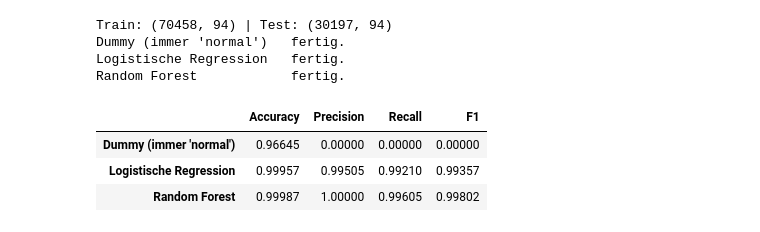
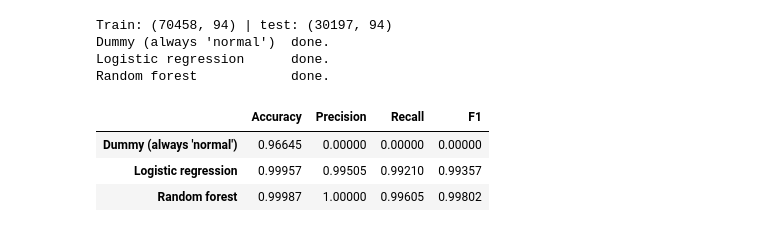
Before and after one commit to TimonLudwig1/Practice-Lab, a Jupyter notebook: xtAI_Learn-Repository/modules/15-ml-for-networks-1/projects/01-basic/solution/flow_classification_solution.ipynb, the cells around one changed output. Drawn from its saved outputs; the diff is of its cells as text; code cells hidden in the pictures.

```diff
--- a/xtAI_Learn-Repository/modules/15-ml-for-networks-1/projects/01-basic/solution/flow_classification_solution.ipynb
+++ b/xtAI_Learn-Repository/modules/15-ml-for-networks-1/projects/01-basic/solution/flow_classification_solution.ipynb
@@ -164,13 +166,13 @@ Median: 232.0 | Mittelwert: 1153.1
 # %%
-LOG_SPALTEN = ["src_bytes", "dst_bytes", "duration"]
+LOG_COLUMNS = ["src_bytes", "dst_bytes", "duration"]
 
 y = (df["labels"] != "normal").astype(int)
 
 X = df.drop(columns=["labels"]).copy()
-for c in LOG_SPALTEN:
+for c in LOG_COLUMNS:
     X[c] = np.log1p(X[c])
-X = pd.get_dummies(X, columns=KATEGORIAL).astype(float)
+X = pd.get_dummies(X, columns=CATEGORICAL).astype(float)
 
-print("X:", X.shape, "| Angriffsanteil: %.2f %%" % (100*y.mean()))
-print("Durch One-Hot aus 41 Spalten geworden:", X.shape[1])
+print("X:", X.shape, "| share of attacks: %.2f %%" % (100*y.mean()))
+print("One-hot turned 41 columns into:", X.shape[1])
 # %% [output]
@@ -191,33 +193,33 @@ Wir vergleichen drei Modelle:
 # %%
 X_train, X_test, y_train, y_test = train_test_split(
     X, y, test_size=0.3, stratify=y, random_state=RANDOM_STATE)
-print("Train:", X_train.shape, "| Test:", X_test.shape)
+print("Train:", X_train.shape, "| test:", X_test.shape)
 
-modelle = {
-    "Dummy (immer 'normal')": DummyClassifier(strategy="most_frequent"),
-    "Logistische Regression": make_pipeline(StandardScaler(),
-                                            LogisticRegression(max_iter=1000)),
-    "Random Forest": RandomForestClassifier(n_estimators=100, n_jobs=-1,
+models = {
+    "Dummy (always 'normal')": DummyClassifier(strategy="most_frequent"),
+    "Logistic regression": make_pipeline(StandardScaler(),
+                                         LogisticRegression(max_iter=1000)),
+    "Random forest": RandomForestClassifier(n_estimators=100, n_jobs=-1,
                                             random_state=RANDOM_STATE),
 }
 
-ergebnisse = {}
-for name, m in modelle.items():
+results = {}
+for name, m in models.items():
     m.fit(X_train, y_train)
     pred = m.predict(X_test)
     acc = accuracy_score(y_test, pred)
     pr, rc, f1, _ = precision_recall_fscore_support(y_test, pred, average="binary",
                                                     zero_division=0)
-    ergebnisse[name] = dict(Accuracy=acc, Precision=pr, Recall=rc, F1=f1)
-    print(f"{name:24s} fertig.")
+    results[name] = dict(Accuracy=acc, Precision=pr, Recall=rc, F1=f1)
+    print(f"{name:24s} done.")
 
-pd.DataFrame(ergebnisse).T.round(5)
+pd.DataFrame(results).T.round(5)
 # %% [output]
-Train: (70458, 94) | Test: (30197, 94)
-Dummy (immer 'normal')   fertig.
-Logistische Regression   fertig.
-Random Forest            fertig.
+Train: (70458, 94) | test: (30197, 94)
+Dummy (always 'normal')  done.
+Logistic regression      done.
+Random forest            done.
 |  | Accuracy | Precision | Recall | F1 |
-| Dummy (immer 'normal') | 0.96645 | 0.00000 | 0.00000 | 0.00000 |
-| Logistische Regression | 0.99957 | 0.99505 | 0.99210 | 0.99357 |
-| Random Forest | 0.99987 | 1.00000 | 0.99605 | 0.99802 |
+| Dummy (always 'normal') | 0.96645 | 0.00000 | 0.00000 | 0.00000 |
+| Logistic regression | 0.99957 | 0.99505 | 0.99210 | 0.99357 |
+| Random forest | 0.99987 | 1.00000 | 0.99605 | 0.99802 |
```
Also changed, not shown: parts of 28 cells of this notebook, 2 other files.
